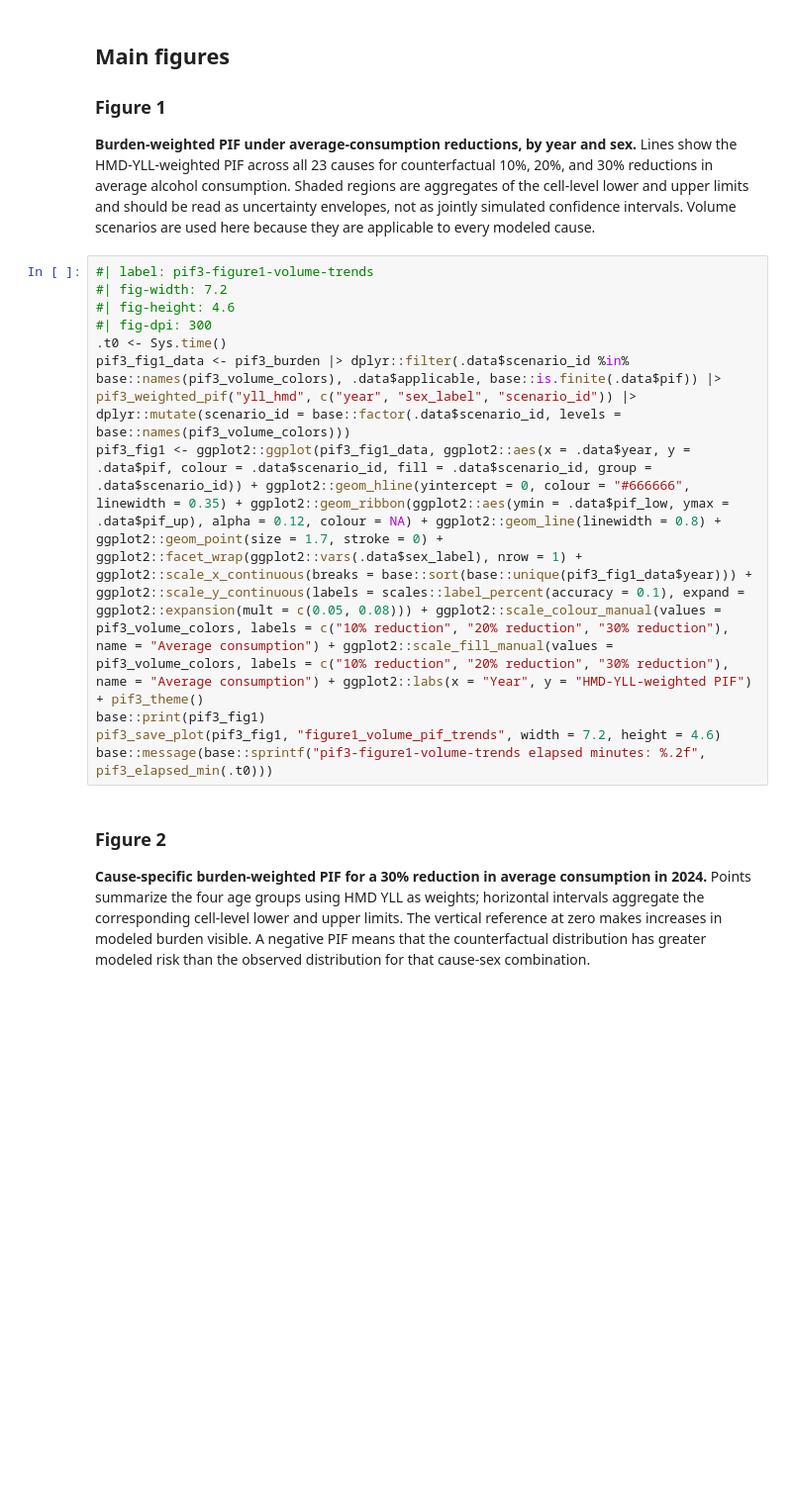
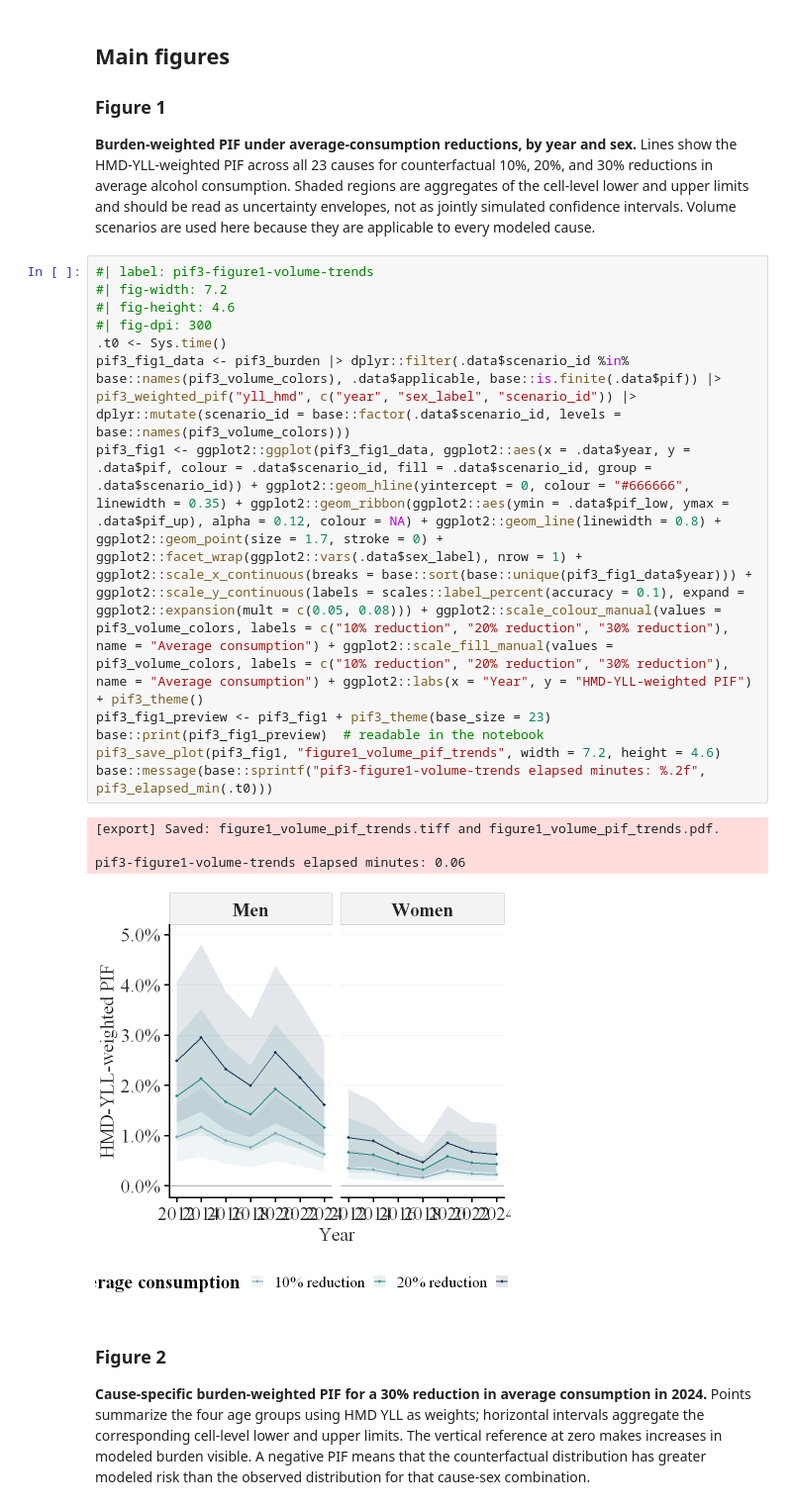
Before and after one commit to ACC1240138/expandPIF, a Jupyter notebook: __andres_control/expand_pif3.ipynb, the cells around one changed output. Shown at 99% size. Drawn from its saved outputs; the diff is of its cells as text; blank space fills up the shorter version.

```diff
--- a/__andres_control/expand_pif3.ipynb
+++ b/__andres_control/expand_pif3.ipynb
@@ -337,14 +412,20 @@ base::message(base::sprintf("pif3-graphics-helpers elapsed minutes: %.2f", pif3_
 # %%
 #| label: pif3-figure1-volume-trends
 #| fig-width: 7.2
 #| fig-height: 4.6
 #| fig-dpi: 300
 .t0 <- Sys.time()
 pif3_fig1_data <- pif3_burden |> dplyr::filter(.data$scenario_id %in% base::names(pif3_volume_colors), .data$applicable, base::is.finite(.data$pif)) |> pif3_weighted_pif("yll_hmd", c("year", "sex_label", "scenario_id")) |> dplyr::mutate(scenario_id = base::factor(.data$scenario_id, levels = base::names(pif3_volume_colors)))
 pif3_fig1 <- ggplot2::ggplot(pif3_fig1_data, ggplot2::aes(x = .data$year, y = .data$pif, colour = .data$scenario_id, fill = .data$scenario_id, group = .data$scenario_id)) + ggplot2::geom_hline(yintercept = 0, colour = "#666666", linewidth = 0.35) + ggplot2::geom_ribbon(ggplot2::aes(ymin = .data$pif_low, ymax = .data$pif_up), alpha = 0.12, colour = NA) + ggplot2::geom_line(linewidth = 0.8) + ggplot2::geom_point(size = 1.7, stroke = 0) + ggplot2::facet_wrap(ggplot2::vars(.data$sex_label), nrow = 1) + ggplot2::scale_x_continuous(breaks = base::sort(base::unique(pif3_fig1_data$year))) + ggplot2::scale_y_continuous(labels = scales::label_percent(accuracy = 0.1), expand = ggplot2::expansion(mult = c(0.05, 0.08))) + ggplot2::scale_colour_manual(values = pif3_volume_colors, labels = c("10% reduction", "20% reduction", "30% reduction"), name = "Average consumption") + ggplot2::scale_fill_manual(values = pif3_volume_colors, labels = c("10% reduction", "20% reduction", "30% reduction"), name = "Average consumption") + ggplot2::labs(x = "Year", y = "HMD-YLL-weighted PIF") + pif3_theme()
-base::print(pif3_fig1)
+pif3_fig1_preview <- pif3_fig1 + pif3_theme(base_size = 23)
+base::print(pif3_fig1_preview)  # readable in the notebook
 pif3_save_plot(pif3_fig1, "figure1_volume_pif_trends", width = 7.2, height = 4.6)
 base::message(base::sprintf("pif3-figure1-volume-trends elapsed minutes: %.2f", pif3_elapsed_min(.t0)))
+# %% [output]
+[export] Saved: figure1_volume_pif_trends.tiff and figure1_volume_pif_trends.pdf.
+
+pif3-figure1-volume-trends elapsed minutes: 0.06
+[figure, added]
 # %% [markdown]
 ### Figure 2
 
```
Also changed, not shown: parts of 30 cells of this notebook, 34 other files.
